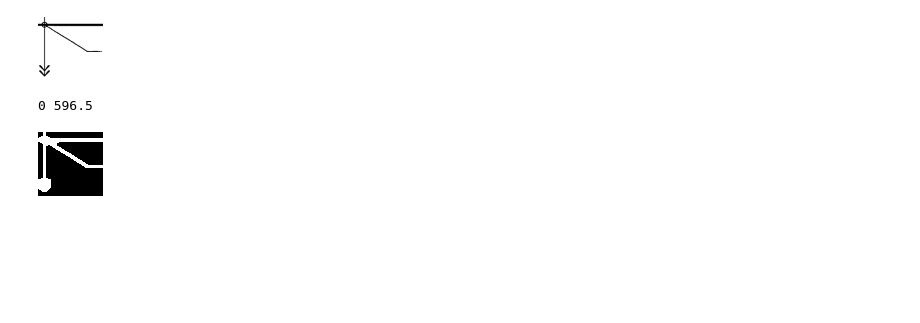
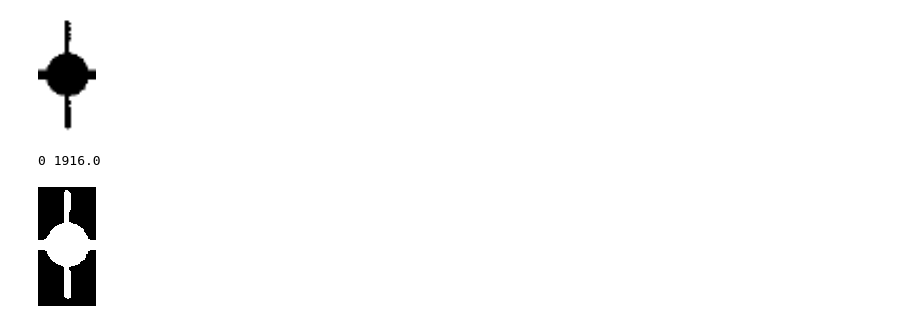
Before and after one commit to mostafa-netizen/Sadidul-Islam-Analysis, a Jupyter notebook: analysis/image_template.ipynb, the cells around one changed output. Saved outputs shown, nothing was run; the diff lists cells and outputs as text; code cells hidden in the pictures; blank space fills up the shorter version.

```diff
--- a/analysis/image_template.ipynb
+++ b/analysis/image_template.ipynb
@@ -1,17 +1,17 @@
 # %%
 import cv2
 from PIL import Image
 
-img = cv2.imread("/home/sadid/PycharmProjects/sgs-drawing-analysis/img_templates/angled-bottom-right.png")
+img = cv2.imread("/home/sadid/PycharmProjects/sgs-drawing-analysis/img_templates/tendon-dots-1.png")
 
 Image.fromarray(img)
 # %% [output]
-[figure, old version]
+[figure, new version]
 # %%
 from ocr.line_detector import find_contours
 import numpy as np
 
-contours = find_contours(img)
+contours = find_contours(img, ksize=(1, 1))
 
 for i, cnt in enumerate(contours):
     print(i, cv2.contourArea(cnt))
@@ -46,5 +46,5 @@ mask = cv2.morphologyEx(mask, cv2.MORPH_CLOSE, kernel)
 
 Image.fromarray(mask)
 # %% [output]
-0 596.5
+0 1916.0
-[figure, old version]
+[figure, new version]
```
Also changed, not shown: 6 other files.
